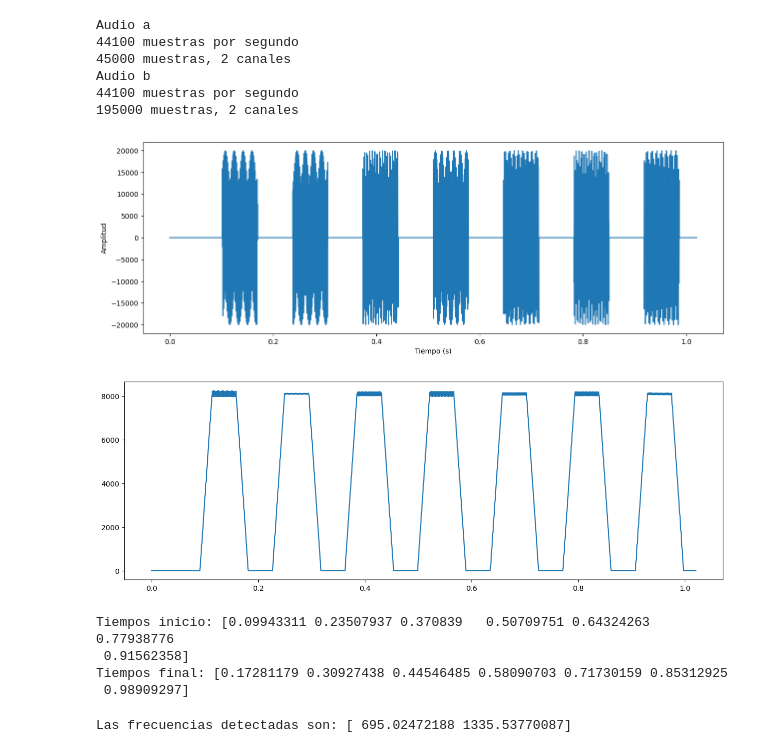
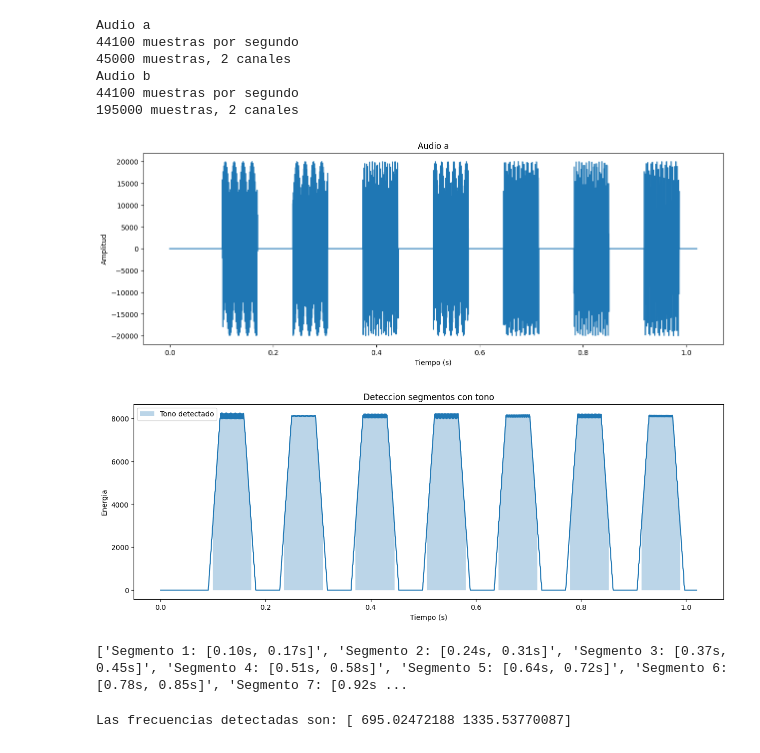
Before and after one commit to Dowhyj32/Modelado-Continuo, a Jupyter notebook: Analisis de Fourier/TP/tp2.ipynb, the cells around one changed output. Cells and saved outputs as stored; diff of their text form; code cells hidden in the pictures.

```diff
--- a/Analisis de Fourier/TP/tp2.ipynb
+++ b/Analisis de Fourier/TP/tp2.ipynb
@@ -27,14 +27,15 @@ Audio b
 # %%
 canal_a = audio_a[:,0]              # Me quedo con un canal
 ta = np.arange(len(canal_a)) / fs_a
 
 plt.figure(figsize=(15,5))
 plt.plot(ta, canal_a)
 plt.xlabel('Tiempo (s)')
 plt.ylabel('Amplitud')
+plt.title(f'Audio a')
 plt.show()
 # %% [output]
-[figure, old version]
+[figure, new version]
 # %%
 amplitud = np.abs(canal_a)
 
@@ -53,11 +54,21 @@ hay_senal = energia > umbral
 plt.figure(figsize=(15,5))
 
 plt.plot(ta, energia)
-#plt.plot(ta, hay_senal * np.max(canal_a))
-
+plt.fill_between(
+    ta,
+    0,
+    energia,
+    where=hay_senal,
+    alpha=0.3,
+    label='Tono detectado'
+)
+plt.xlabel(f'Tiempo (s)')
+plt.ylabel(f'Energia')
+plt.title(f'Deteccion segmentos con tono')
+plt.legend()
 plt.show()
 # %% [output]
-[figure, old version]
+[figure, new version]
 # %%
 cambios = np.diff(hay_senal.astype(int))
 
@@ -67,13 +78,10 @@ finales = np.where(cambios == -1)[0]
 tiempos_inicio = inicios / fs_a
 tiempos_final = finales / fs_a
 
-print(f'Tiempos inicio: {tiempos_inicio}')
-print(f'Tiempos final: {tiempos_final}')
+
+print([f'Segmento {i+1}: [{inicio:.2f}s, {final:.2f}s]' for i, (inicio, final) in enumerate(zip(tiempos_inicio, tiempos_final))])
 # %% [output]
-Tiempos inicio: [0.09943311 0.23507937 0.370839   0.50709751 0.64324263 0.77938776
- 0.91562358]
-Tiempos final: [0.17281179 0.30927438 0.44546485 0.58090703 0.71730159 0.85312925
- 0.98909297]
+['Segmento 1: [0.10s, 0.17s]', 'Segmento 2: [0.24s, 0.31s]', 'Segmento 3: [0.37s, 0.45s]', 'Segmento 4: [0.51s, 0.58s]', 'Segmento 5: [0.64s, 0.72s]', 'Segmento 6: [0.78s, 0.85s]', 'Segmento 7: [0.92s ...
 # %%
 for i in range(len(inicios)):
 
```
Also changed, not shown: parts of 3 cells of this notebook, 1 other file.
